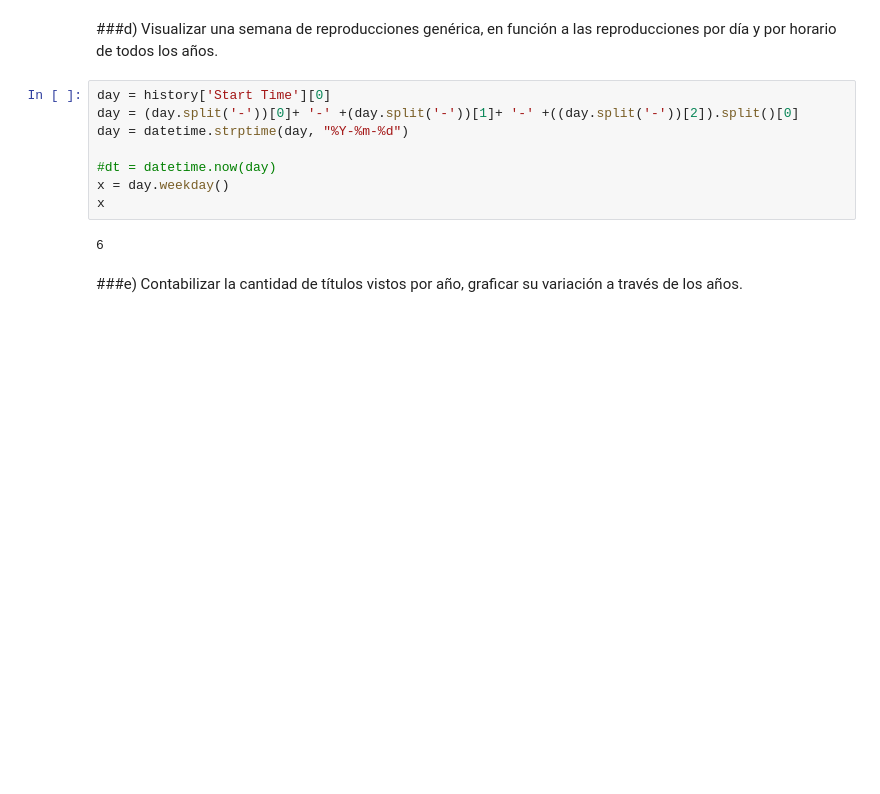
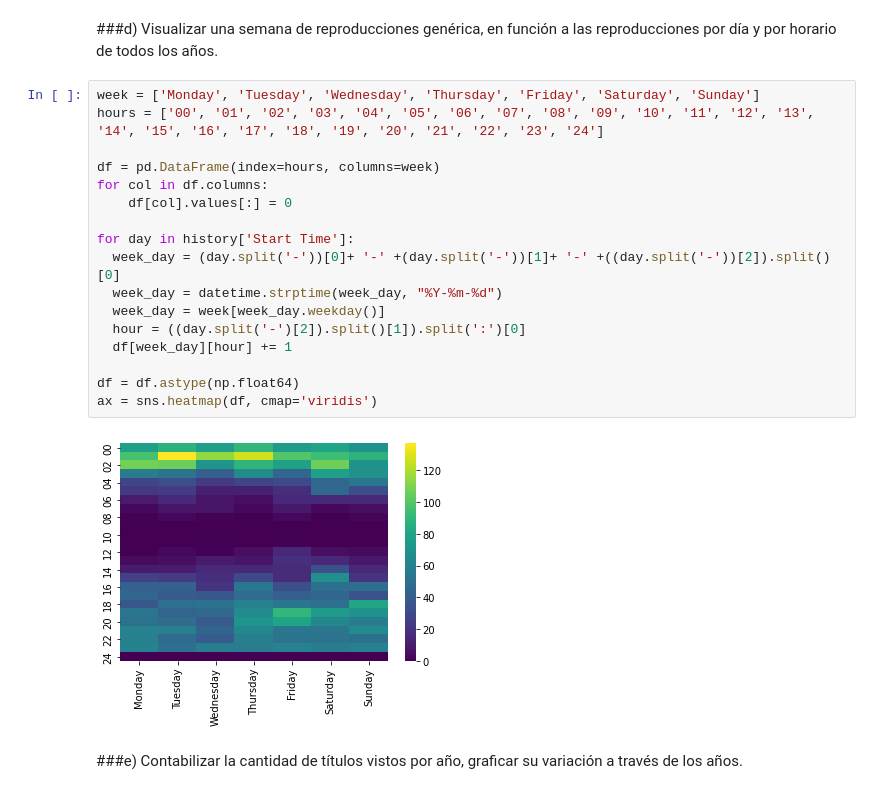
Before and after one commit to IanPol0/DataScienceNetflix, a Jupyter notebook: DataScienceNetflix.ipynb, the cells around one changed output. Saved outputs shown, nothing was run; the diff lists cells and outputs as text; blank space fills up the shorter version.

```diff
--- a/DataScienceNetflix.ipynb
+++ b/DataScienceNetflix.ipynb
@@ -182,16 +167,25 @@ plt.show()
 [figure]
 # %% [markdown]
 ###d) Visualizar una semana de reproducciones genérica, en función a las reproducciones por día y por horario de todos los años.
-# %%
-day = history['Start Time'][0]
-day = (day.split('-'))[0]+ '-' +(day.split('-'))[1]+ '-' +((day.split('-'))[2]).split()[0]
-day = datetime.strptime(day, "%Y-%m-%d")
-
-#dt = datetime.now(day)
-x = day.weekday()
-x
-# %% [output]
-6
+# %%
+week = ['Monday', 'Tuesday', 'Wednesday', 'Thursday', 'Friday', 'Saturday', 'Sunday']
+hours = ['00', '01', '02', '03', '04', '05', '06', '07', '08', '09', '10', '11', '12', '13', '14', '15', '16', '17', '18', '19', '20', '21', '22', '23', '24']
+
+df = pd.DataFrame(index=hours, columns=week)
+for col in df.columns:
+    df[col].values[:] = 0
+
+for day in history['Start Time']:
+  week_day = (day.split('-'))[0]+ '-' +(day.split('-'))[1]+ '-' +((day.split('-'))[2]).split()[0]
+  week_day = datetime.strptime(week_day, "%Y-%m-%d")
+  week_day = week[week_day.weekday()]
+  hour = ((day.split('-')[2]).split()[1]).split(':')[0]
+  df[week_day][hour] += 1
+
+df = df.astype(np.float64)
+ax = sns.heatmap(df, cmap='viridis')
+# %% [output]
+[figure, added]
 # %% [markdown]
 ###e) Contabilizar la cantidad de títulos vistos por año, graficar su variación a través de los años.
 # %%
```
Also changed, not shown: parts of 5 cells of this notebook.
